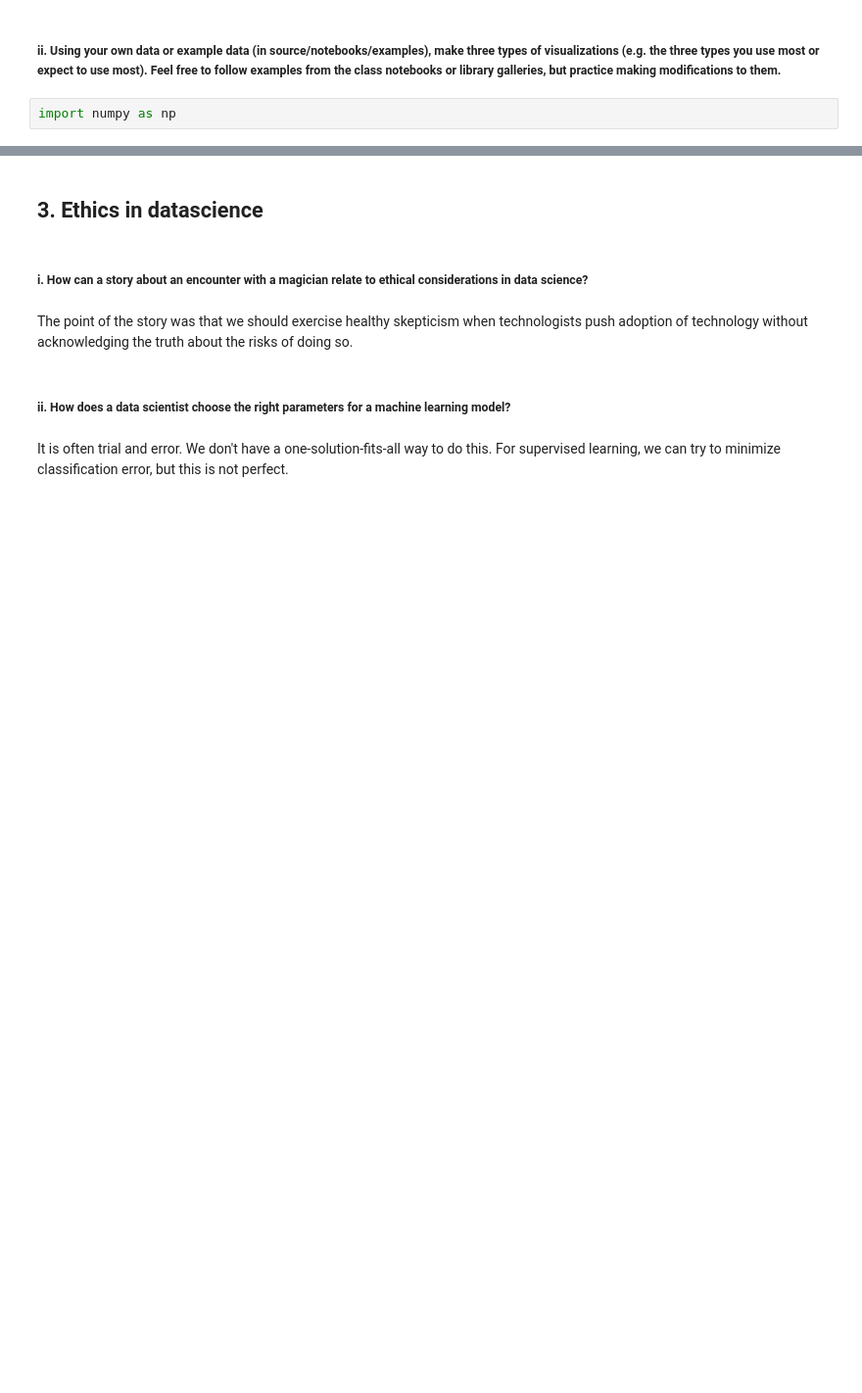
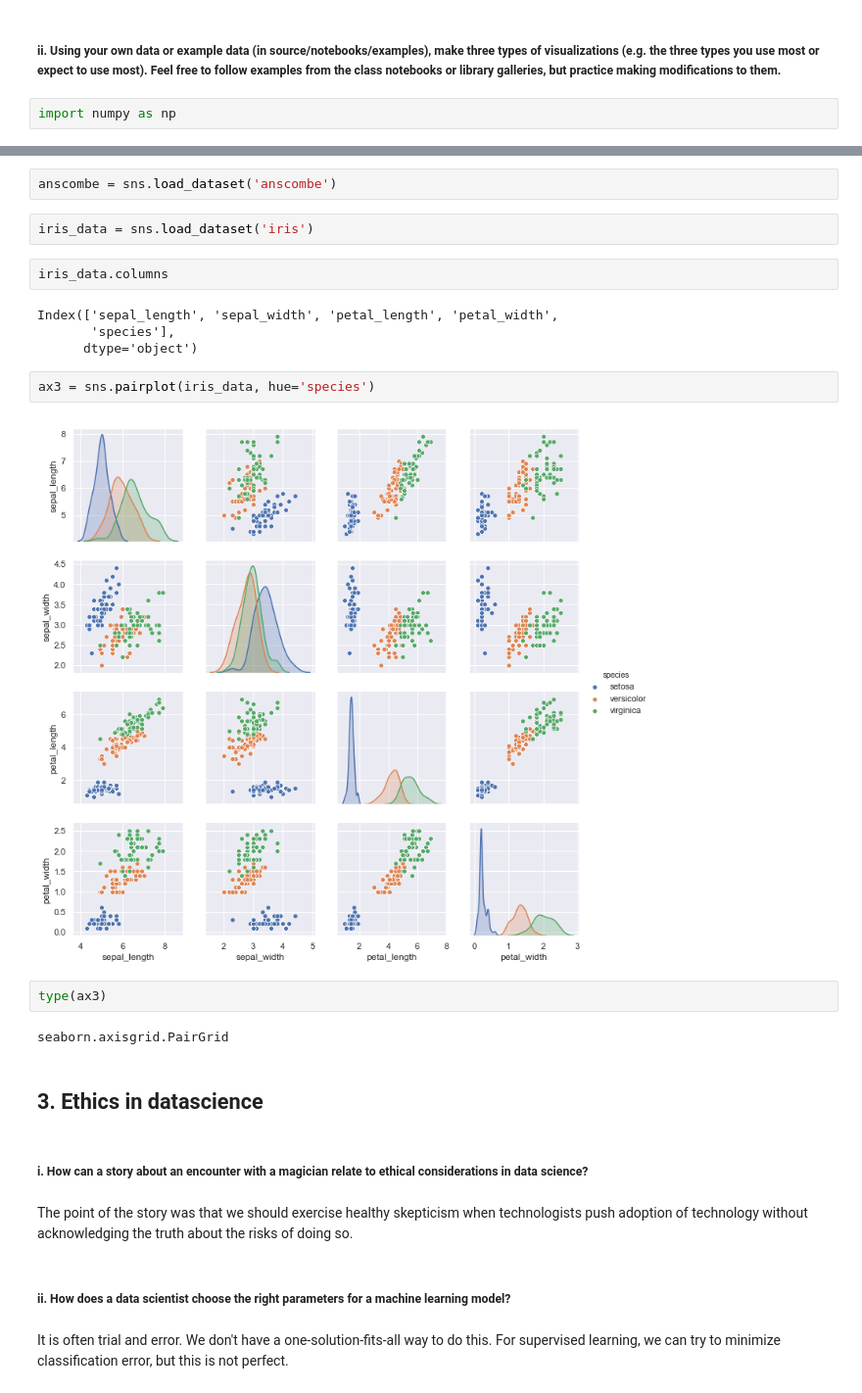
Before and after one commit to samueldy/mecheng-599-006, a Jupyter notebook: source/notebooks/HW09.ipynb, the cells around one changed output, grey strips where cells are left out. Shown at 98% size. Cells and saved outputs as stored; diff of their text form; blank space fills up the shorter version.

```diff
--- a/source/notebooks/HW09.ipynb
+++ b/source/notebooks/HW09.ipynb
@@ -41,3 +77,21 @@ ax = fig.
+# %%
+anscombe = sns.load_dataset('anscombe')
+# %%
+iris_data = sns.load_dataset('iris')
+# %%
+iris_data.columns
+# %% [output]
+Index(['sepal_length', 'sepal_width', 'petal_length', 'petal_width',
+       'species'],
+      dtype='object')
+# %%
+ax3 = sns.pairplot(iris_data, hue='species')
+# %% [output]
+[figure, added]
+# %%
+type(ax3)
+# %% [output]
+seaborn.axisgrid.PairGrid
 # %% [markdown]
 ## 3. Ethics in datascience
 # %% [markdown]
```
Also changed, not shown: parts of 7 cells of this notebook, 1 other file.
